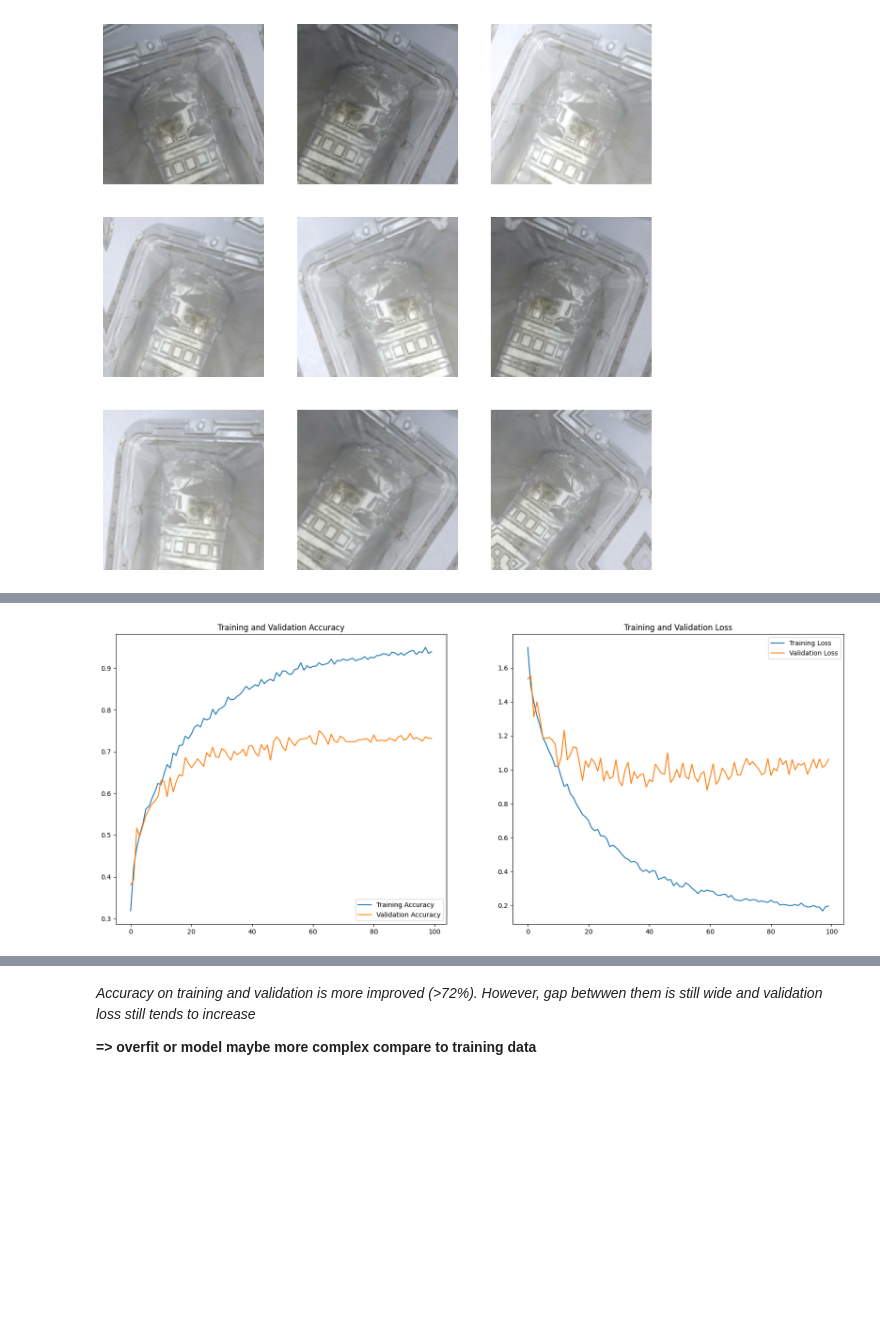
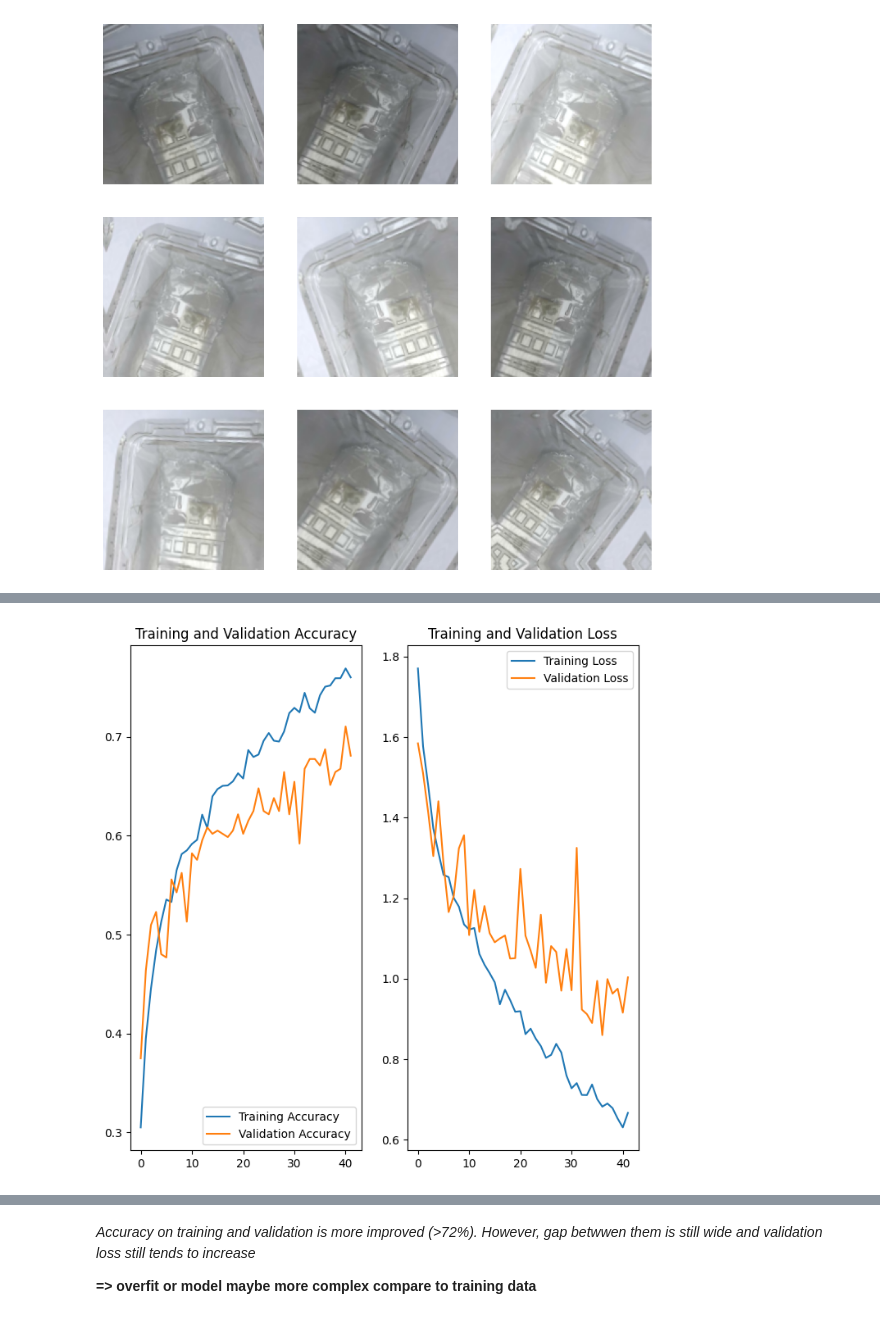
Before and after one commit to XlynumTah/GarbageClassification, a Jupyter notebook: GarbageClassification.ipynb, the cells around one changed output, grey strips where cells are left out. Saved outputs shown, nothing was run; the diff lists cells and outputs as text; code cells hidden in the pictures; blank space fills up the shorter version.

```diff
--- a/GarbageClassification.ipynb
+++ b/GarbageClassification.ipynb
@@ -197,0 +163,15 @@ val_ds = val_ds.cache().prefetch(buffer_size=AUTOTUNE)
+# %%
+def model_compile(model, file_name, sfe):
+  callbacks = [
+    EarlyStopping(monitor='val_loss', patience=5, verbose=1, mode='min', start_from_epoch= sfe), # mode in {'auto', 'min', 'max'}, patience: sau bao nhiêu epoch không có sự cải thiện thì dừng lại, mode='min': chỉ dừng lại khi loss không giảm dần, mode='max': chỉ dừng lại khi loss không tăng dần
+    ReduceLROnPlateau(monitor='val_loss', factor=0.8, patience=5, verbose=1, mode='min'), # factor: giảm learning rate bằng factor, patience: số lần không có sự cải thiện nào thì dừng lại, verbose: thông báo
+    ModelCheckpoint(filepath="/content/drive/MyDrive/PBL5-Data/training1/"+file_name,
+                                              save_weights_only=True,
+                                              verbose=0)
+  ]
+
+  model.compile(optimizer=tf.keras.optimizers.AdamW(learning_rate = 0.0005),
+                loss=tf.keras.losses.SparseCategoricalCrossentropy(from_logits=True),
+                metrics=['accuracy'])
+  model.summary()
+  return model, callbacks
@@ -304,9 +309,9 @@ data_augmentation = keras.Sequential(
                       input_shape=(img_height,
                                   img_width,
                                   3)),
-    layers.RandomRotation(0.1),
-    layers.RandomZoom(0.1),
-    layers.RandomBrightness(0.2),
+    layers.RandomRotation(0.15),
+    layers.RandomZoom(0.2),
+    layers.RandomBrightness(0.3),
   ]
 )
 # %%
@@ -367,0 +341,2 @@ _________________________________________________________________
+# %%
+model, callbacks = model_compile(model, "checkpoint_aug_only", 10 )
@@ -368,5 +361,5 @@ _________________________________________________________________
 # %%
-epochs = 100
+epochs = 50
 history = model.fit(
   train_ds,
   validation_data=val_ds,
@@ -395,24 +387,4 @@ WARNING:absl:Found untraced functions such as _jit_compiled_convolution_op, _jit
-# %%
-acc = history.history['accuracy']
-val_acc = history.history['val_accuracy']
-
-loss = history.history['loss']
-val_loss = history.history['val_loss']
-
-epochs_range = range(epochs)
-
-plt.figure(figsize=(20, 8))
-plt.subplot(1, 2, 1)
-plt.plot(epochs_range, acc, label='Training Accuracy')
-plt.plot(epochs_range, val_acc, label='Validation Accuracy')
-plt.legend(loc='lower right')
-plt.title('Training and Validation Accuracy')
-
-plt.subplot(1, 2, 2)
-plt.plot(epochs_range, loss, label='Training Loss')
-plt.plot(epochs_range, val_loss, label='Validation Loss')
-plt.legend(loc='upper right')
-plt.title('Training and Validation Loss')
-plt.show()
-# %% [output]
-[figure, removed]
+# %%
+loss_acc(history, 42)
+# %% [output]
+[figure, added]
```
Also changed, not shown: parts of 73 cells of this notebook.
